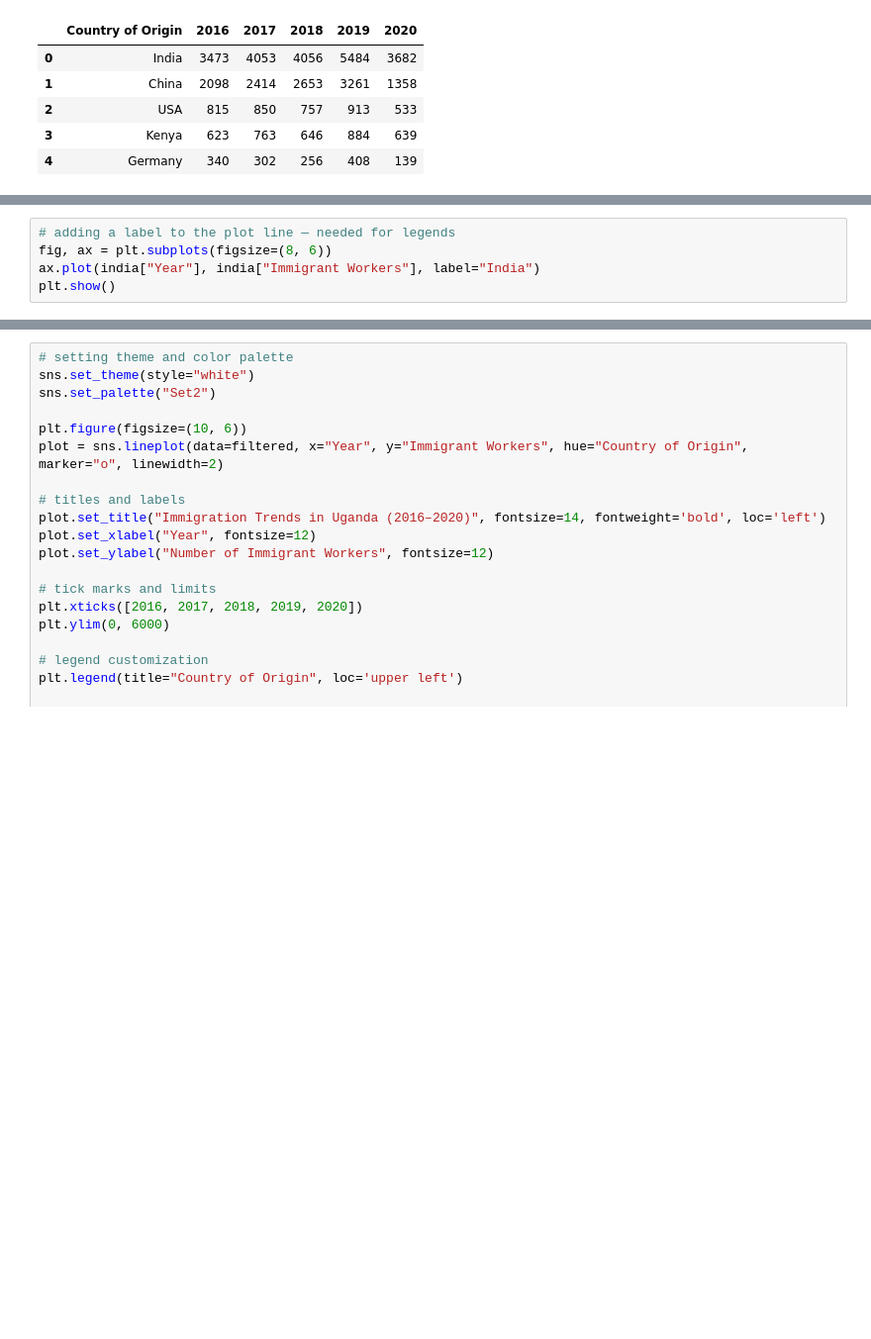
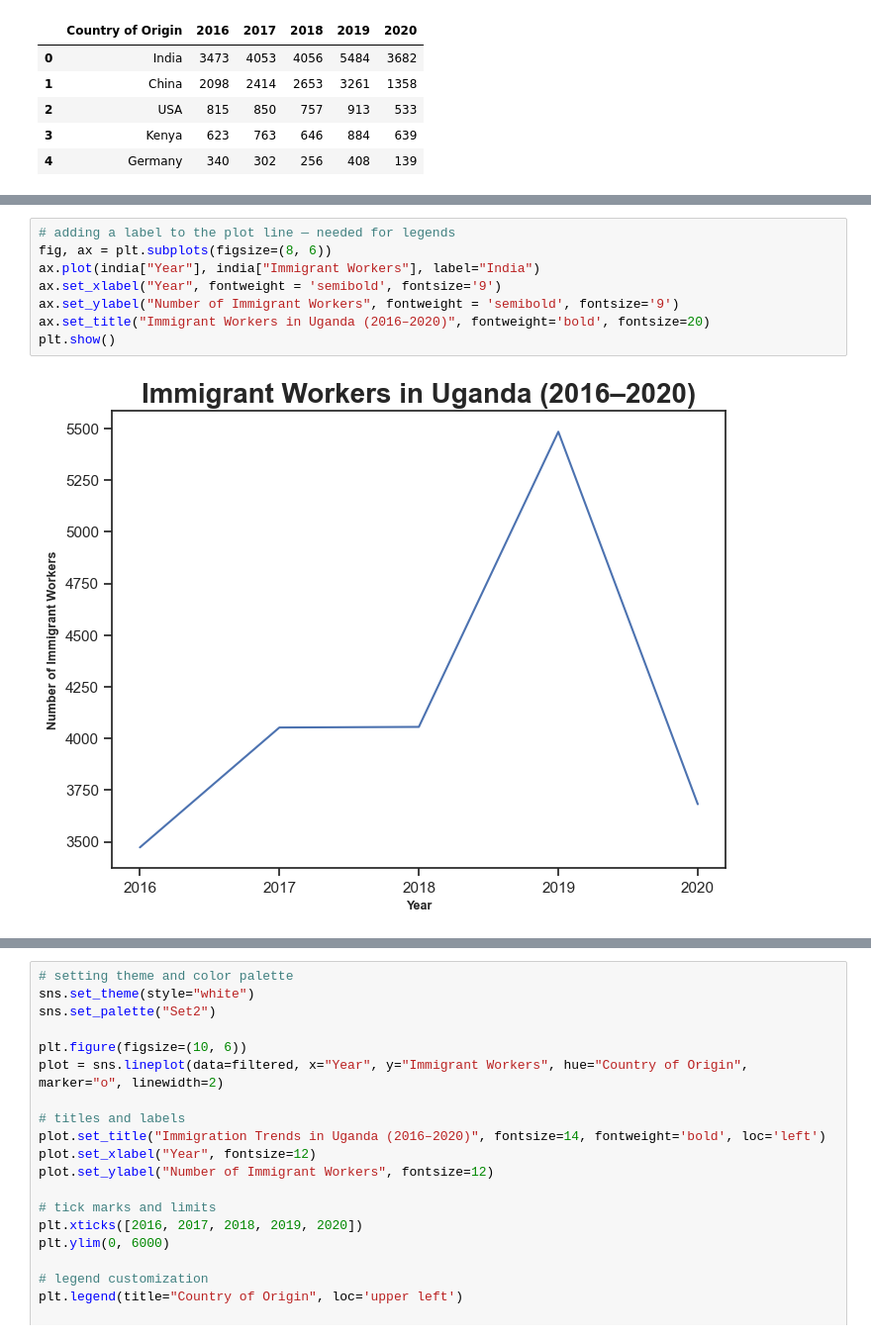
Before and after one commit to DJ-Muwi/immigrants_in_ug, a Jupyter notebook: data_viz_notebook.ipynb, the cells around one changed output, grey strips where cells are left out. Shown at 99% size. Drawn from its saved outputs; the diff is of its cells as text; blank space fills up the shorter version.

```diff
--- a/data_viz_notebook.ipynb
+++ b/data_viz_notebook.ipynb
@@ -136,6 +174,11 @@ plt.show()
 # %%
 # adding a label to the plot line — needed for legends
 fig, ax = plt.subplots(figsize=(8, 6))
 ax.plot(india["Year"], india["Immigrant Workers"], label="India")
+ax.set_xlabel("Year", fontweight = 'semibold', fontsize='9')
+ax.set_ylabel("Number of Immigrant Workers", fontweight = 'semibold', fontsize='9')
+ax.set_title("Immigrant Workers in Uganda (2016–2020)", fontweight='bold', fontsize=20)
 plt.show()
+# %% [output]
+[figure, added]
 # %%
```
Also changed, not shown: parts of 18 cells of this notebook.
